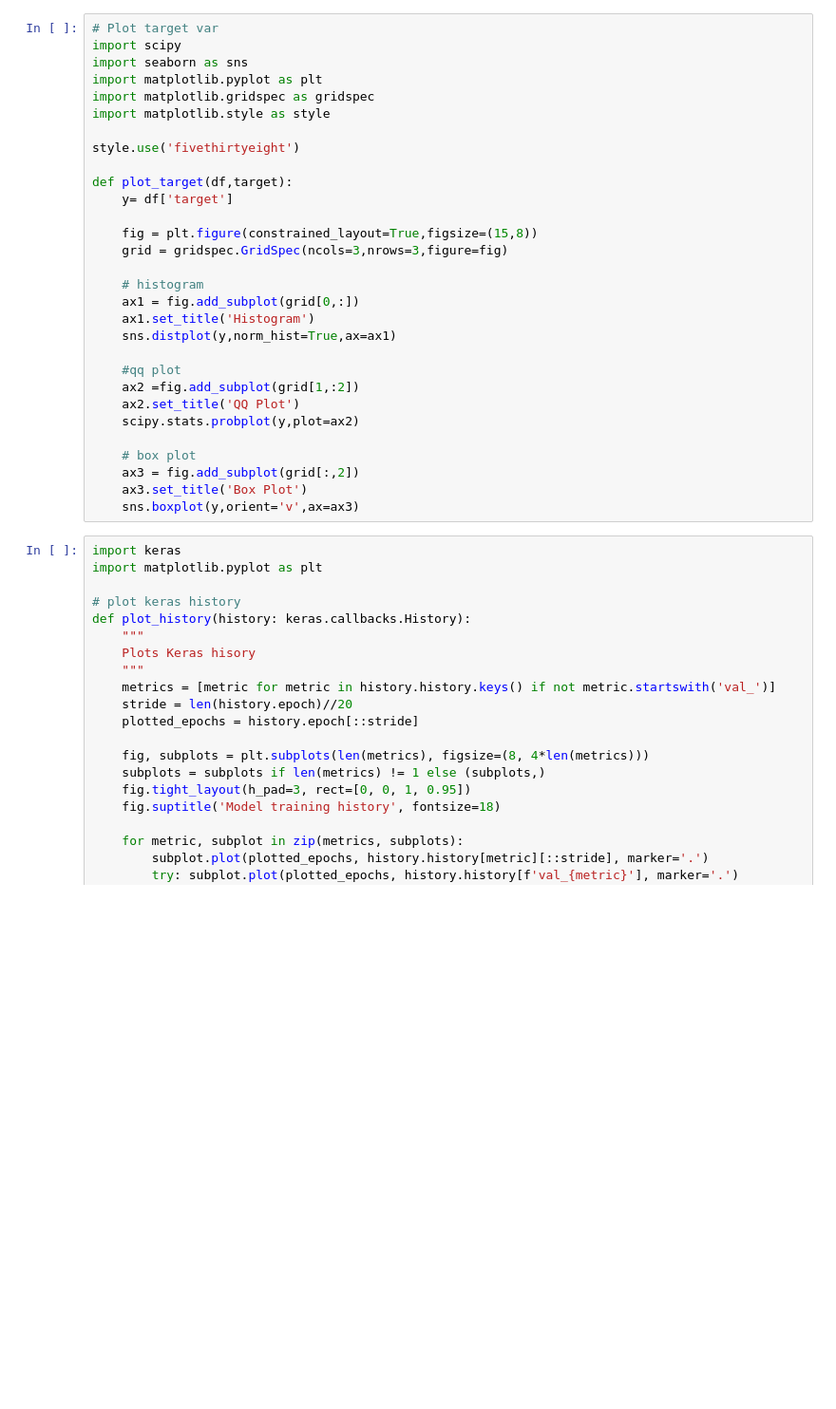
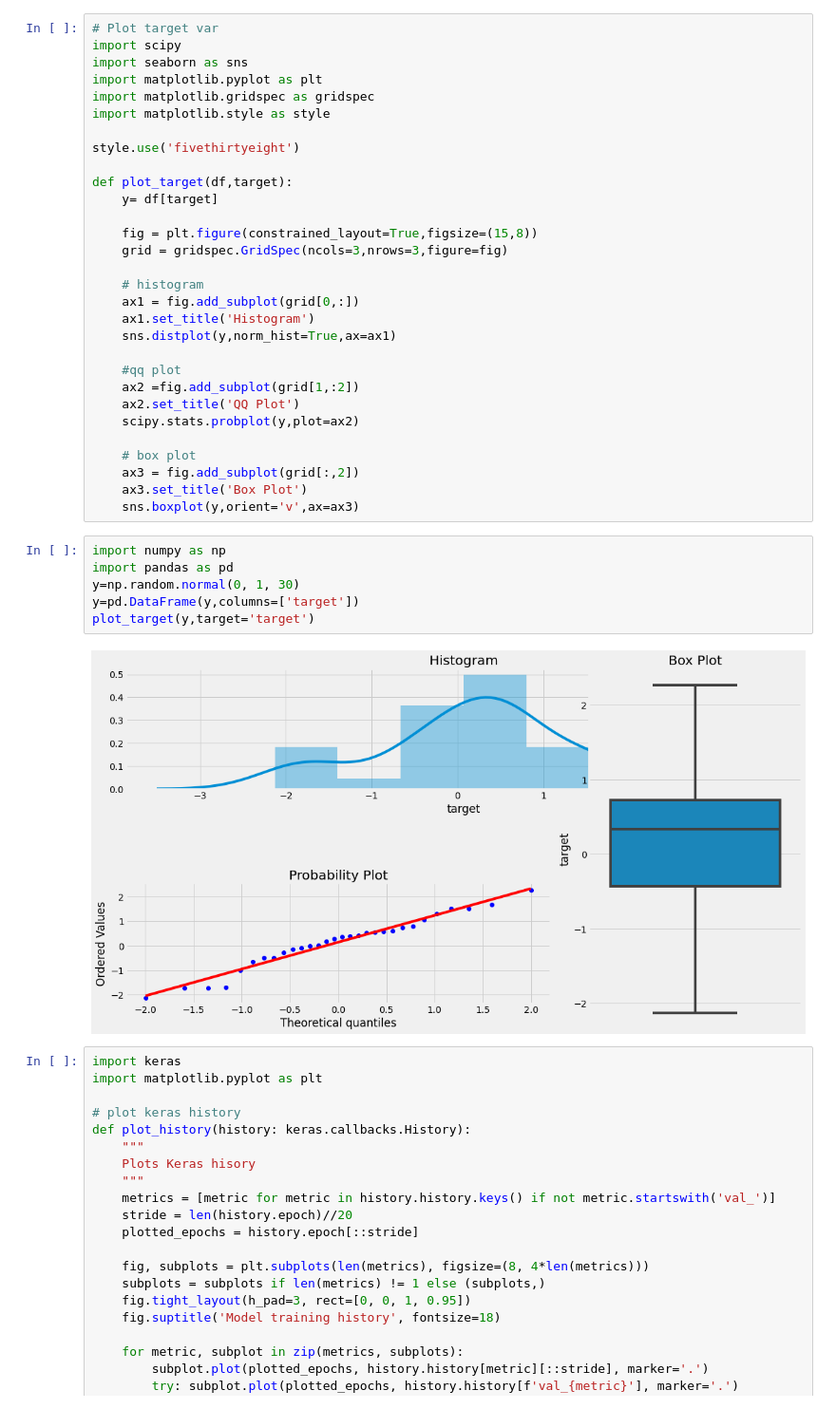
Before and after one commit to ejaz22/ds_helpers, a Jupyter notebook: dshelpers.ipynb, the cells around one changed output. Shown at 95% size. Saved outputs shown, nothing was run; the diff lists cells and outputs as text; blank space fills up the shorter version.

```diff
--- a/dshelpers.ipynb
+++ b/dshelpers.ipynb
@@ -9,7 +9,7 @@ import matplotlib.style as style
 style.use('fivethirtyeight')
 
 def plot_target(df,target):
-    y= df['target']
+    y= df[target]
 
     fig = plt.figure(constrained_layout=True,figsize=(15,8))
     grid = gridspec.GridSpec(ncols=3,nrows=3,figure=fig)
@@ -28,6 +28,14 @@ def plot_target(df,target):
     ax3 = fig.add_subplot(grid[:,2])
     ax3.set_title('Box Plot')
     sns.boxplot(y,orient='v',ax=ax3)
+# %%
+import numpy as np
+import pandas as pd
+y=np.random.normal(0, 1, 30)
+y=pd.DataFrame(y,columns=['target'])
+plot_target(y,target='target')
+# %% [output]
+[figure, added]
 # %%
 import keras
 import matplotlib.pyplot as plt
```
Also changed, not shown: parts of 2 cells of this notebook.
